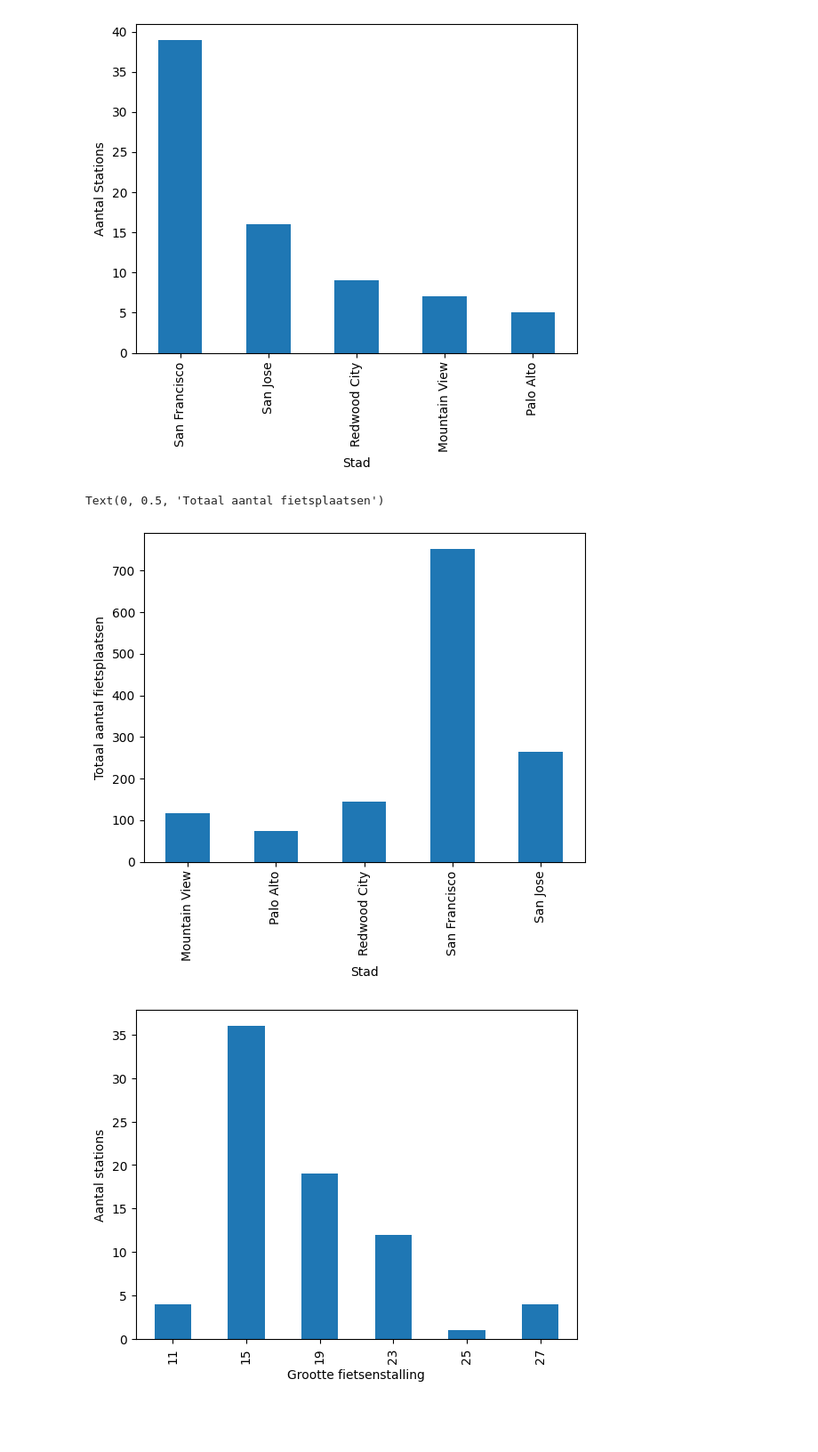
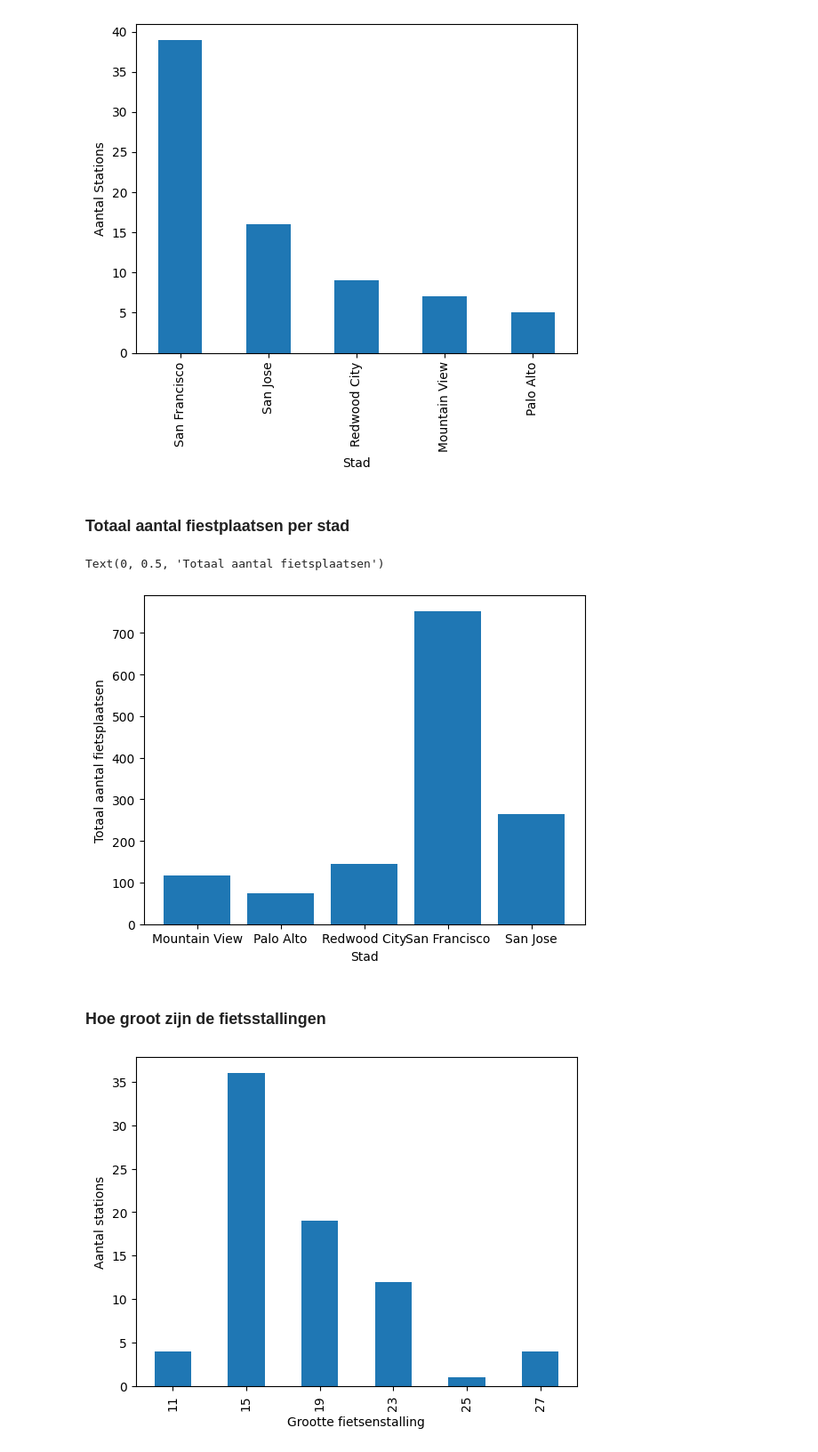
Before and after one commit to DecosterBram/MOW-BikeShare-workshop, a Jupyter notebook: notebooks/BikeShare_exercise_solution.ipynb, the cells around one changed output. Shown at 89% size. Cells and saved outputs as stored; diff of their text form; code cells hidden in the pictures; blank space fills up the shorter version.

```diff
--- a/notebooks/BikeShare_exercise_solution.ipynb
+++ b/notebooks/BikeShare_exercise_solution.ipynb
@@ -143,13 +173,18 @@ plt.ylabel("Aantal Stations")
 # %% [output]
 Text(0, 0.5, 'Aantal Stations')
 [figure]
+# %% [markdown]
+### Totaal aantal fiestplaatsen per stad
 # %%
-station_data.groupby(['City'])['Dock Count'].sum().plot(kind='bar')
+DocksPerCity = station_data.groupby(['City'])['Dock Count'].sum().reset_index()
+plt.bar(DocksPerCity['City'],DocksPerCity['Dock Count'])
 plt.xlabel("Stad")
 plt.ylabel("Totaal aantal fietsplaatsen")
 # %% [output]
 Text(0, 0.5, 'Totaal aantal fietsplaatsen')
-[figure, old version]
+[figure, new version]
+# %% [markdown]
+### Hoe groot zijn de fietsstallingen
 # %%
 station_data['Dock Count'].value_counts().sort_index().plot(kind='bar')
 plt.xlabel('Grootte fietsenstalling')
```
Also changed, not shown: parts of 73 cells of this notebook.
